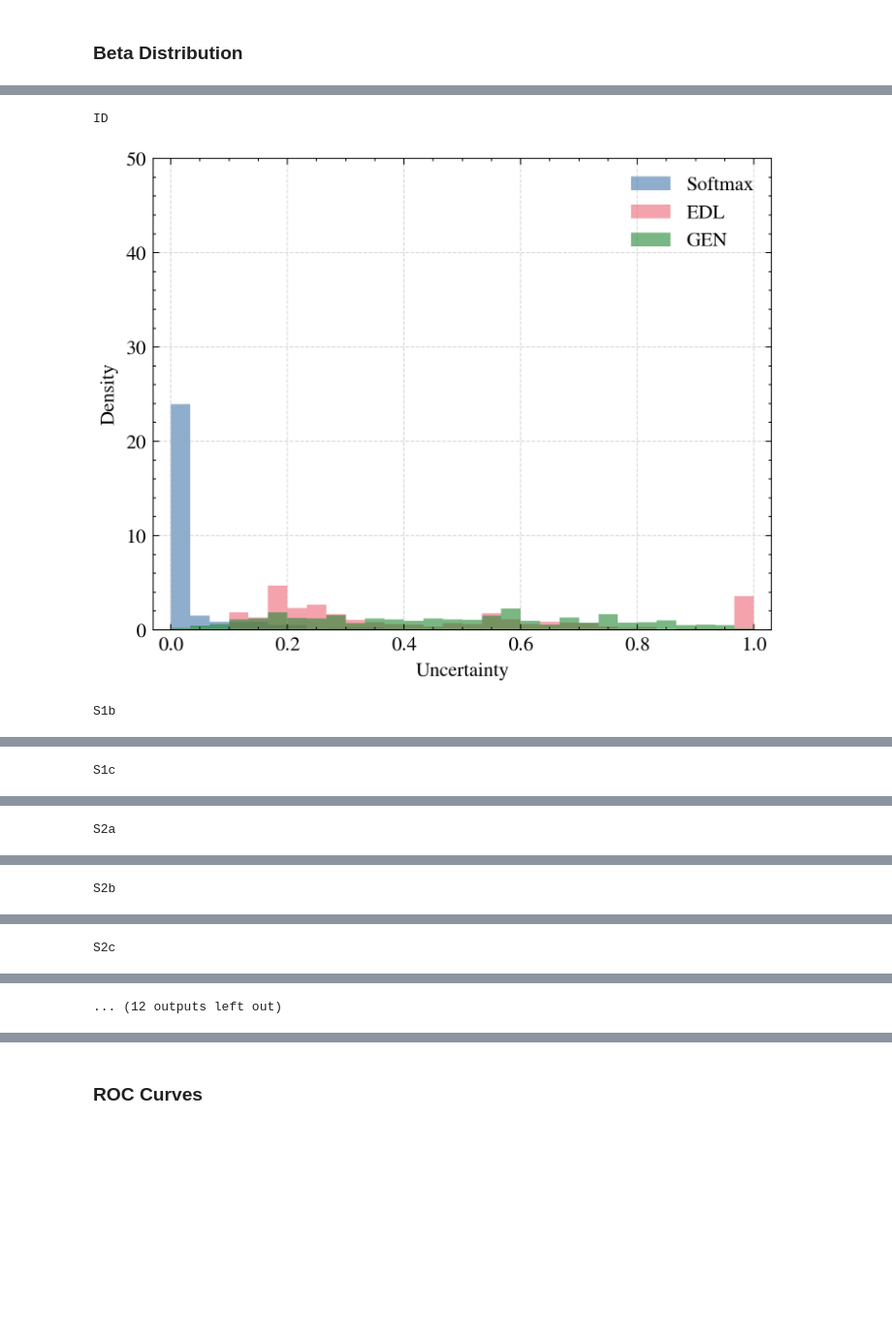
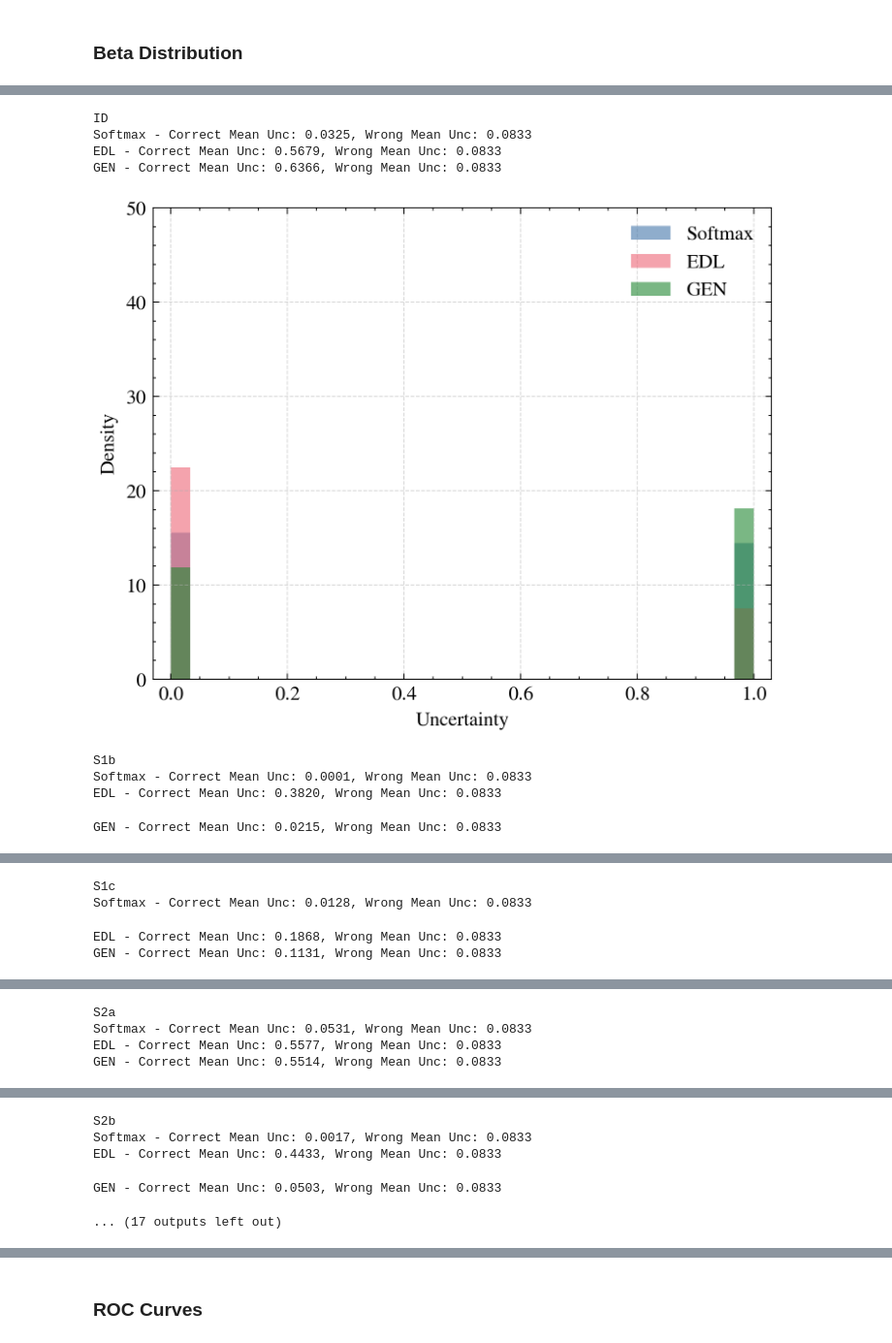
Before and after one commit to LucaCtt/csi-vae, a Jupyter notebook: notebooks/edl.ipynb, the cells around one changed output, grey strips where cells are left out. Shown at 97% size. Drawn from its saved outputs; the diff is of its cells as text; code cells hidden in the pictures; blank space fills up the shorter version.

```diff
--- a/notebooks/edl.ipynb
+++ b/notebooks/edl.ipynb
@@ -36,10 +36,10 @@ settings = JobSettings()
 OUT_DIR = Path("../out")
 FUSION_LAUNCH_DIR = OUT_DIR / "fusion"
 PLOTS_DIR = OUT_DIR / "plots"
-EDL_DIR = OUT_DIR / "edl_d"
+EDL_DIR = OUT_DIR / "edl_harmonic"
 WEIGHTS_DIR = Path("../weights")
 FUSION_WEIGHTS_DIR = WEIGHTS_DIR / "fusion"
-EDL_WEIGHTS_DIR = WEIGHTS_DIR / "edl_d"
+EDL_WEIGHTS_DIR = WEIGHTS_DIR / "edl_harmonic"
 OOD_DATASETS = [
     Path("../") / "dataset" / f"{ds}.h5"
     for ds in ["S1b", "S1c", "S2a", "S2b", "S2c", "S4a", "S4b", "S4c", "S6a", "S6b", "S6c"]
@@ -377,0 +391,21 @@ plt.show()
+# %%
+ood_datasets = [(ds.stem, get_ood_dl(ds)) for ds in OOD_DATASETS]
+
+out_dl = []
+for ood_name, ood_dl in [("TRAIN", train_dl), ("S1a", test_dl), *ood_datasets]:
+    print(ood_name)
+    for model_name, model, inference_fn in models_list:
+        preds, uncertainties, probs = collect_uncertainties(model, inference_fn, ood_dl, DEVICE, True)
+        for pred, uncertainty, prob in zip(preds, uncertainties, probs, strict=True):
+            out_dl.append({
+                "ood_name": ood_name,
+                "model_name": model_name,
+                "pred": pred,
+                "uncertainty": uncertainty,
+                "probs": prob,
+            })
+
+import pandas as pd
+
+df = pd.DataFrame(out_dl)
+df.to_csv(OUT_DIR / "uncertainties.csv", index=False)
@@ -378,33 +426,40 @@ plt.show()
 # %%
 ood_datasets = [(ds.stem, get_ood_dl(ds)) for ds in OOD_DATASETS]
 
 for ood_name, ood_dl in [("ID", test_dl), *ood_datasets]:
     print(ood_name)
     plt.figure(figsize=(5, 4))
 
     bin_edges = np.linspace(0.0, 1.0, 31)
 
     for model_name, model_obj, inference_fn in models_list:
-        ood_uncertainties = collect_uncertainties(model_obj, inference_fn, ood_dl, DEVICE)
+        ood_uncertainties, ood_correct, ood_wrong = collect_uncertainties(model_obj, inference_fn, ood_dl, DEVICE, True)
+        print(f"{model_name} - Correct Mean Unc: {ood_correct.mean():.4f}, Wrong Mean Unc: {ood_wrong.mean():.4f}")
         plt.hist(
             ood_uncertainties,
             bins=bin_edges.tolist(),
             range=(0.0, 1.0),
             alpha=0.6,
             label=model_name,
             density=True,
         )
 
     plt.xlabel("Uncertainty")
     plt.xlim(-0.03, 1.03)
     plt.ylabel("Density")
     plt.ylim(0, 50)
     plt.legend()
     plt.grid(True, alpha=0.5, linestyle="--")
     plt.tight_layout()
     plt.savefig(PLOTS_DIR / f"uncertainty_hist_{ood_name}.pdf")
     plt.show()
 # %% [output]
 ID
+Softmax - Correct Mean Unc: 0.0325, Wrong Mean Unc: 0.0833
+EDL - Correct Mean Unc: 0.5679, Wrong Mean Unc: 0.0833
+GEN - Correct Mean Unc: 0.6366, Wrong Mean Unc: 0.0833
-[figure, old version]
+[figure, new version]
 S1b
+Softmax - Correct Mean Unc: 0.0001, Wrong Mean Unc: 0.0833
+EDL - Correct Mean Unc: 0.3820, Wrong Mean Unc: 0.0833
+GEN - Correct Mean Unc: 0.0215, Wrong Mean Unc: 0.0833
@@ -412 +467,4 @@ S1b
-S1c
+S1c
+Softmax - Correct Mean Unc: 0.0128, Wrong Mean Unc: 0.0833
+EDL - Correct Mean Unc: 0.1868, Wrong Mean Unc: 0.0833
+GEN - Correct Mean Unc: 0.1131, Wrong Mean Unc: 0.0833
@@ -414 +472,4 @@ S1c
-S2a
+S2a
+Softmax - Correct Mean Unc: 0.0531, Wrong Mean Unc: 0.0833
+EDL - Correct Mean Unc: 0.5577, Wrong Mean Unc: 0.0833
+GEN - Correct Mean Unc: 0.5514, Wrong Mean Unc: 0.0833
@@ -416 +476,0 @@ S2a
-S2b
@@ -418 +476,0 @@ S2b
-S2c
@@ -420,4 +477,8 @@ S2c
-... (12 outputs left out)
+S2b
+Softmax - Correct Mean Unc: 0.0017, Wrong Mean Unc: 0.0833
+EDL - Correct Mean Unc: 0.4433, Wrong Mean Unc: 0.0833
+GEN - Correct Mean Unc: 0.0503, Wrong Mean Unc: 0.0833
+... (17 outputs left out)
 # %%
 ood_datasets = [(ds.stem, get_ood_dl(ds)) for ds in OOD_DATASETS]
 
```
Also changed, not shown: parts of 8 cells of this notebook, 10 other files.
